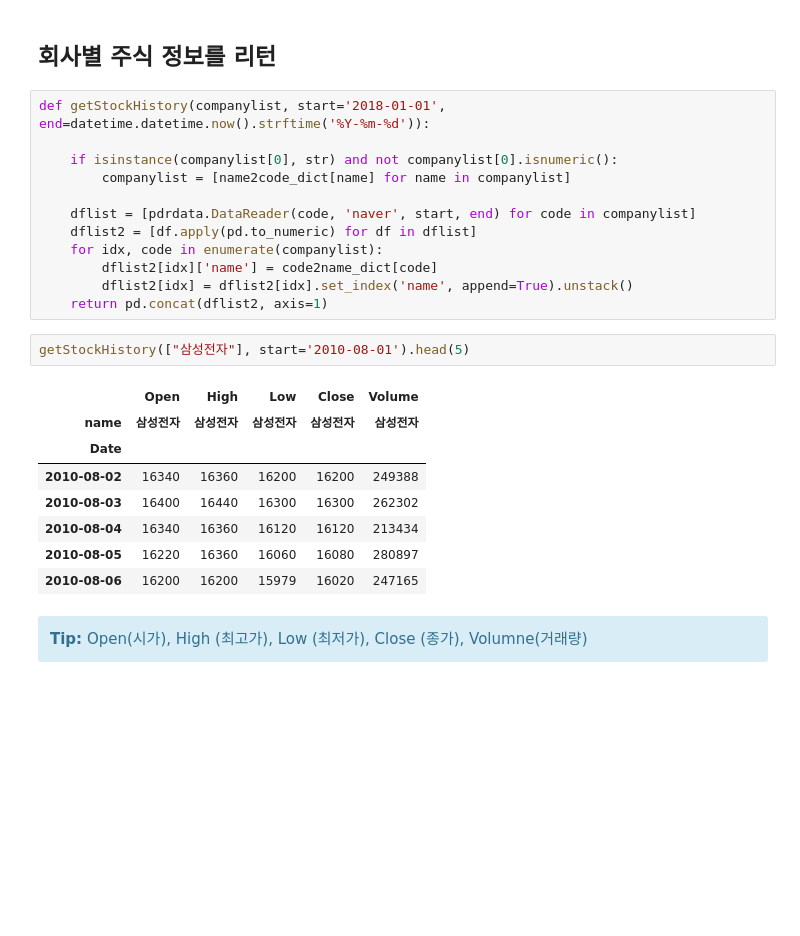
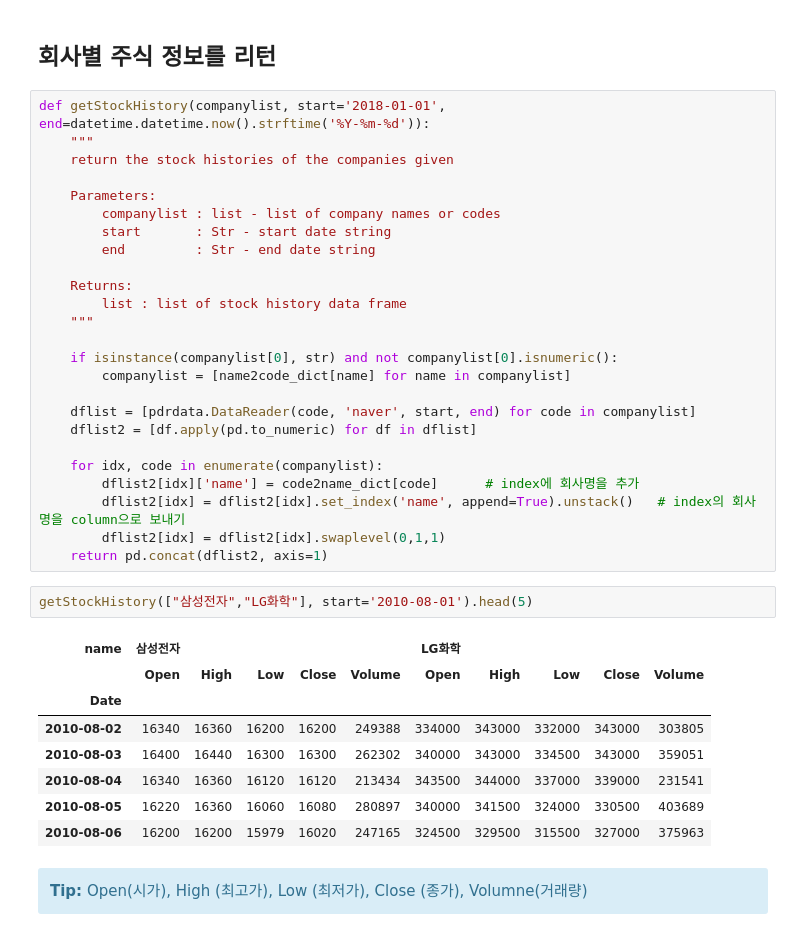
Before and after one commit to sumyeon/python_analytics_atoz, a Jupyter notebook: financial_analysis.ipynb, the cells around one changed output. Saved outputs shown, nothing was run; the diff lists cells and outputs as text; blank space fills up the shorter version.

```diff
--- a/financial_analysis.ipynb
+++ b/financial_analysis.ipynb
@@ -118,27 +125,40 @@ pdrdata.DataReader('054620', 'naver', '2020-08-01','2020-08-15')
 ## 회사별 주식 정보를 리턴
 # %%
 def getStockHistory(companylist, start='2018-01-01', end=datetime.datetime.now().strftime('%Y-%m-%d')):
+    """
+    return the stock histories of the companies given
+
+    Parameters:
+        companylist : list - list of company names or codes
+        start       : Str - start date string
+        end         : Str - end date string
+
+    Returns:
+        list : list of stock history data frame
+    """
 
     if isinstance(companylist[0], str) and not companylist[0].isnumeric():
         companylist = [name2code_dict[name] for name in companylist]
 
     dflist = [pdrdata.DataReader(code, 'naver', start, end) for code in companylist]
     dflist2 = [df.apply(pd.to_numeric) for df in dflist]
+
     for idx, code in enumerate(companylist):
-        dflist2[idx]['name'] = code2name_dict[code]
-        dflist2[idx] = dflist2[idx].set_index('name', append=True).unstack()
+        dflist2[idx]['name'] = code2name_dict[code]      # index에 회사명을 추가
+        dflist2[idx] = dflist2[idx].set_index('name', append=True).unstack()   # index의 회사명을 column으로 보내기
+        dflist2[idx] = dflist2[idx].swaplevel(0,1,1)
     return pd.concat(dflist2, axis=1)
 # %%
-getStockHistory(["삼성전자"], start='2010-08-01').head(5)
+getStockHistory(["삼성전자","LG화학"], start='2010-08-01').head(5)
 # %% [output]
-|  | Open | High | Low | Close | Volume |
-| name | 삼성전자 | 삼성전자 | 삼성전자 | 삼성전자 | 삼성전자 |
-| Date |  |  |  |  |  |
-| 2010-08-02 | 16340 | 16360 | 16200 | 16200 | 249388 |
-| 2010-08-03 | 16400 | 16440 | 16300 | 16300 | 262302 |
-| 2010-08-04 | 16340 | 16360 | 16120 | 16120 | 213434 |
-| 2010-08-05 | 16220 | 16360 | 16060 | 16080 | 280897 |
-| 2010-08-06 | 16200 | 16200 | 15979 | 16020 | 247165 |
+| name | 삼성전자 |  |  |  |  | LG화학 |  |  |  |  |
+|  | Open | High | Low | Close | Volume | Open | High | Low | Close | Volume |
+| Date |  |  |  |  |  |  |  |  |  |  |
+| 2010-08-02 | 16340 | 16360 | 16200 | 16200 | 249388 | 334000 | 343000 | 332000 | 343000 | 303805 |
+| 2010-08-03 | 16400 | 16440 | 16300 | 16300 | 262302 | 340000 | 343000 | 334500 | 343000 | 359051 |
+| 2010-08-04 | 16340 | 16360 | 16120 | 16120 | 213434 | 343500 | 344000 | 337000 | 339000 | 231541 |
+| 2010-08-05 | 16220 | 16360 | 16060 | 16080 | 280897 | 340000 | 341500 | 324000 | 330500 | 403689 |
+| 2010-08-06 | 16200 | 16200 | 15979 | 16020 | 247165 | 324500 | 329500 | 315500 | 327000 | 375963 |
 # %% [markdown]
 <div class="alert alert-block alert-info">
 <b> Tip:</b> Open(시가), High (최고가), Low (최저가), Close (종가), Volumne(거래량) </b> <br>
```
Also changed, not shown: parts of 50 cells of this notebook.
